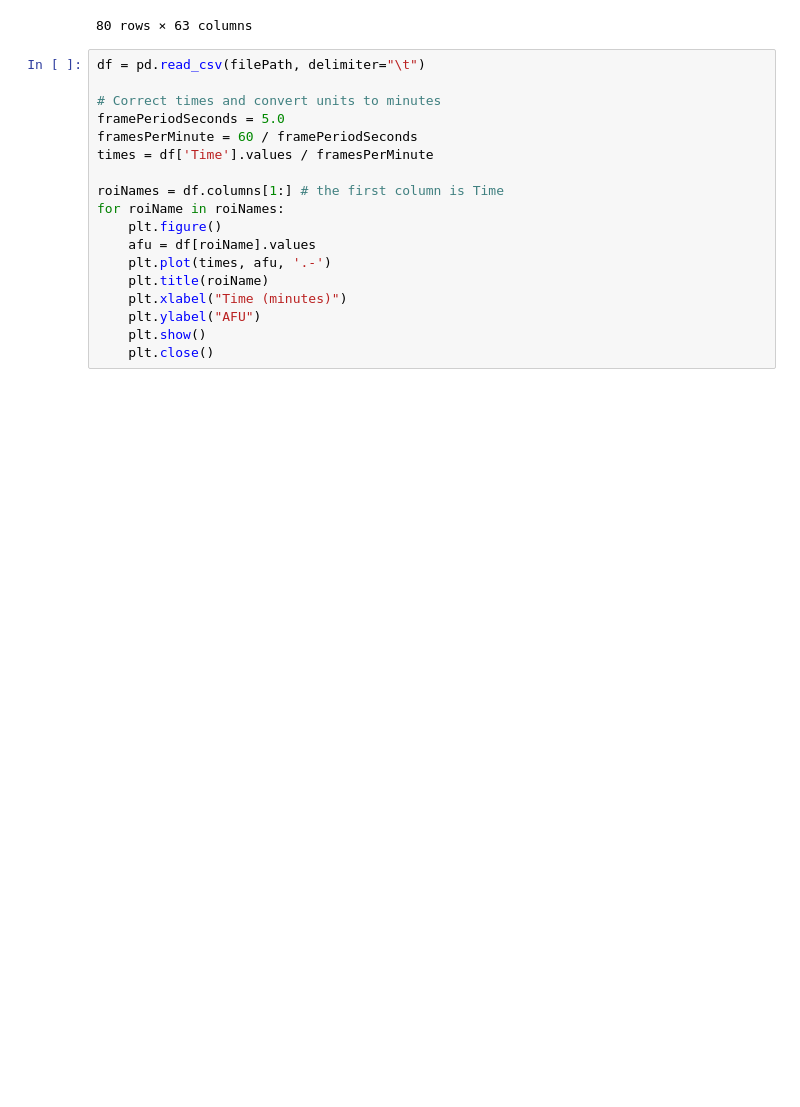
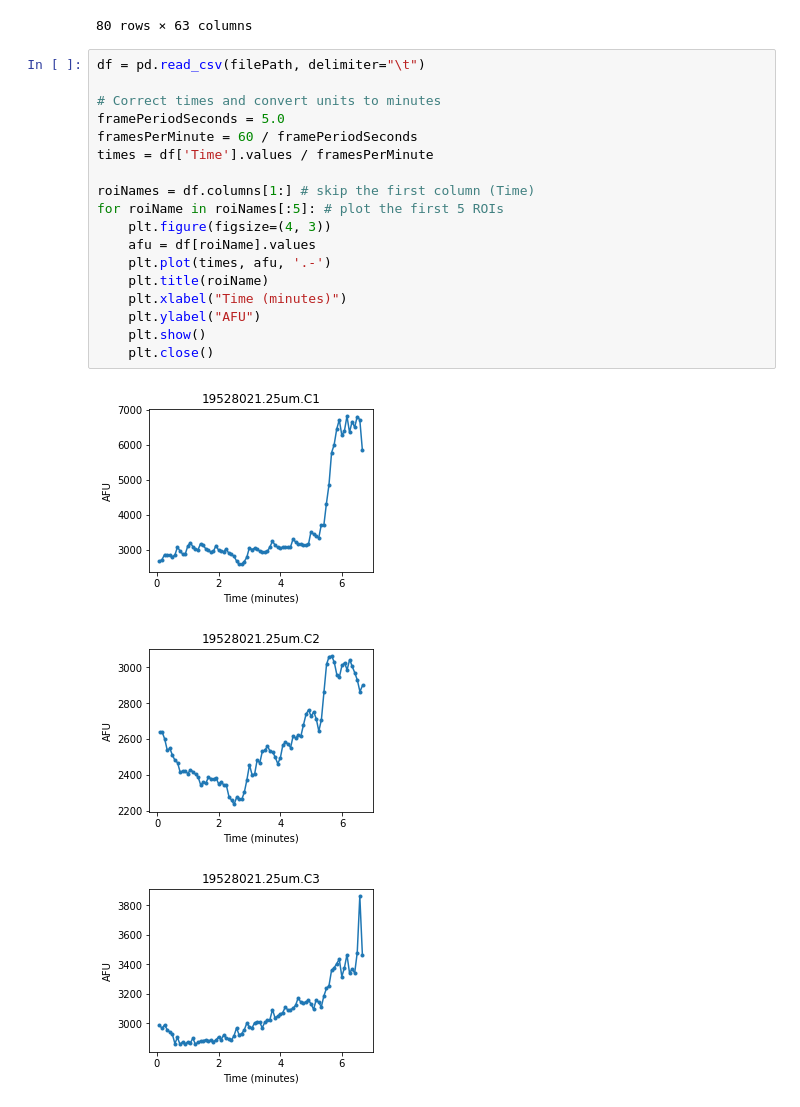
Before and after one commit to shengwanhui/Lab-Analysis-2019-2021-, a Jupyter notebook: dev/csv-files/gcamp-csv.ipynb, the cells around one changed output. Drawn from its saved outputs; the diff is of its cells as text; blank space fills up the shorter version.

```diff
--- a/dev/csv-files/gcamp-csv.ipynb
+++ b/dev/csv-files/gcamp-csv.ipynb
@@ -49,18 +49,22 @@ pd.read_csv(filePath, delimiter="\t")
 # %%
 df = pd.read_csv(filePath, delimiter="\t")
 
 # Correct times and convert units to minutes
 framePeriodSeconds = 5.0
 framesPerMinute = 60 / framePeriodSeconds
 times = df['Time'].values / framesPerMinute
 
-roiNames = df.columns[1:] # the first column is Time
-for roiName in roiNames:
-    plt.figure()
+roiNames = df.columns[1:] # skip the first column (Time)
+for roiName in roiNames[:5]: # plot the first 5 ROIs
+    plt.figure(figsize=(4, 3))
     afu = df[roiName].values
     plt.plot(times, afu, '.-')
     plt.title(roiName)
     plt.xlabel("Time (minutes)")
     plt.ylabel("AFU")
     plt.show()
     plt.close()
+# %% [output]
+[figure, added]
+[figure, added]
+[figure, added]
```
Also changed, not shown: parts of 1 cell of this notebook.
